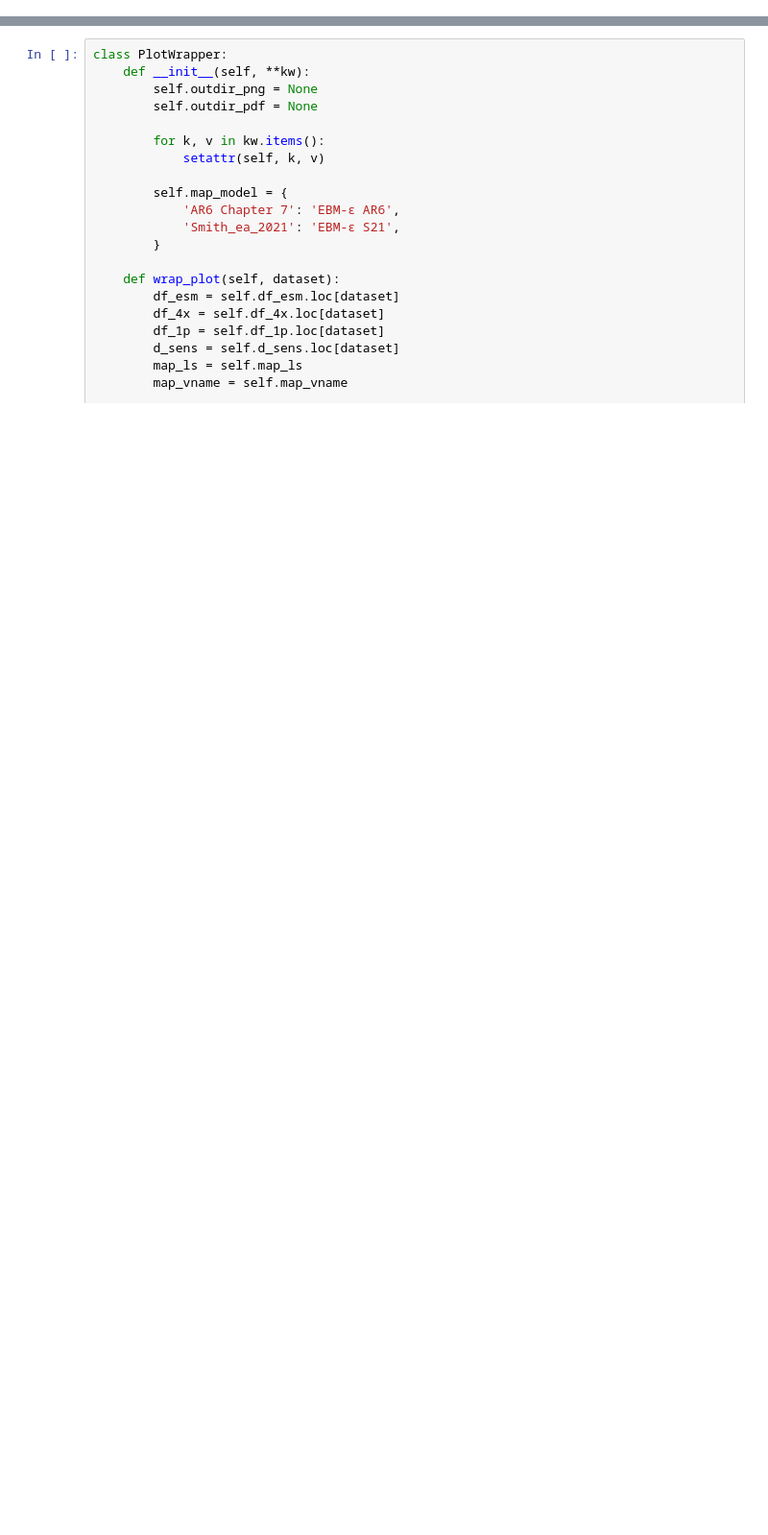
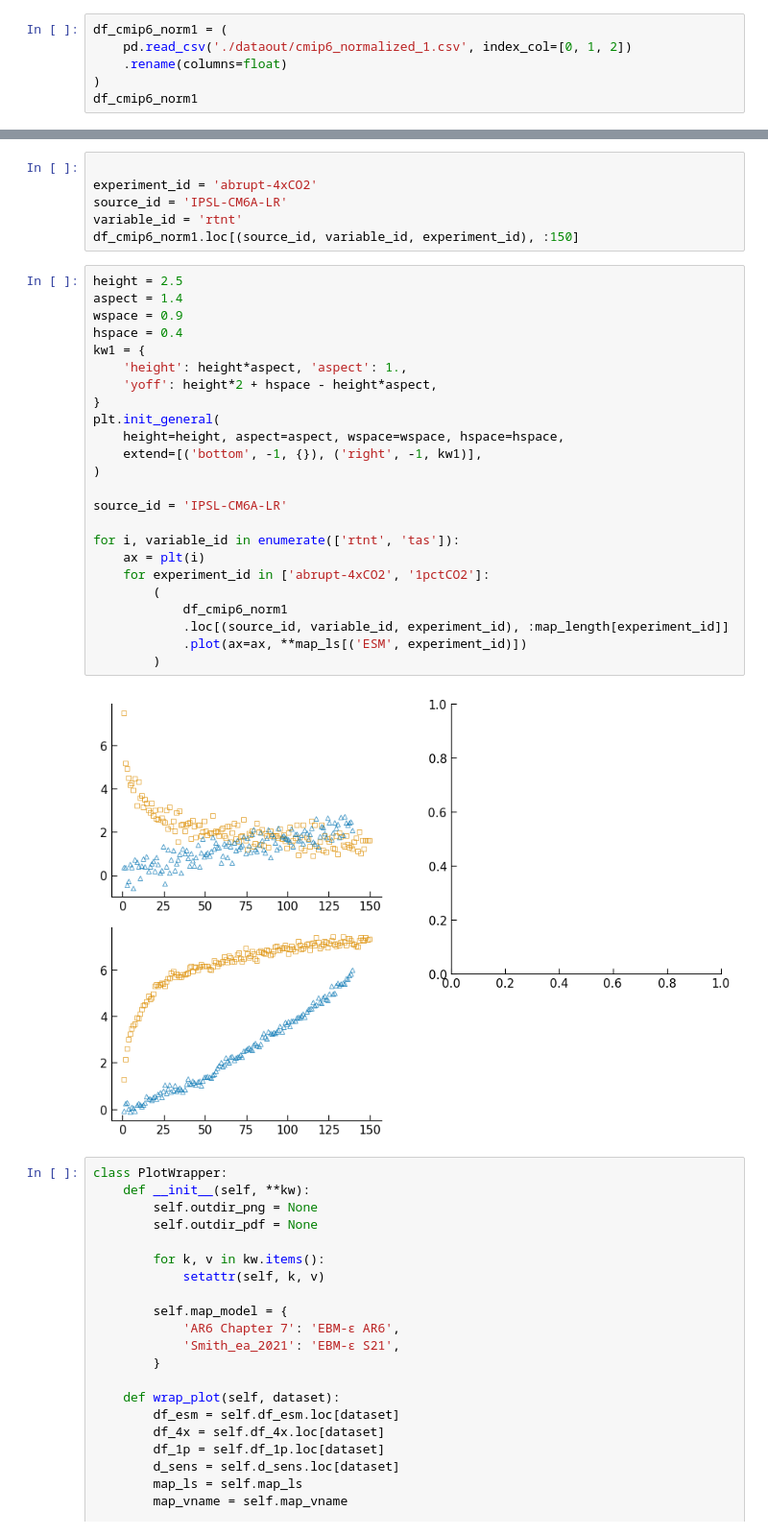
Before and after one commit to tsutsui1872/ar6-tlm, a Jupyter notebook: notebook/022_postproc.ipynb, the cells around one changed output, grey strips where cells are left out. Shown at 96% size. Drawn from its saved outputs; the diff is of its cells as text; blank space fills up the shorter version.

```diff
--- a/notebook/022_postproc.ipynb
+++ b/notebook/022_postproc.ipynb
@@ -0,0 +21,6 @@
+# %%
+df_cmip6_norm1 = (
+    pd.read_csv('./dataout/cmip6_normalized_1.csv', index_col=[0, 1, 2])
+    .rename(columns=float)
+)
+df_cmip6_norm1
@@ -1,3 +117,35 @@
+# %%
+
+experiment_id = 'abrupt-4xCO2'
+source_id = 'IPSL-CM6A-LR'
+variable_id = 'rtnt'
+df_cmip6_norm1.loc[(source_id, variable_id, experiment_id), :150]
+# %%
+height = 2.5
+aspect = 1.4
+wspace = 0.9
+hspace = 0.4
+kw1 = {
+    'height': height*aspect, 'aspect': 1.,
+    'yoff': height*2 + hspace - height*aspect,
+}
+plt.init_general(
+    height=height, aspect=aspect, wspace=wspace, hspace=hspace,
+    extend=[('bottom', -1, {}), ('right', -1, kw1)],
+)
+
+source_id = 'IPSL-CM6A-LR'
+
+for i, variable_id in enumerate(['rtnt', 'tas']):
+    ax = plt(i)
+    for experiment_id in ['abrupt-4xCO2', '1pctCO2']:
+        (
+            df_cmip6_norm1
+            .loc[(source_id, variable_id, experiment_id), :map_length[experiment_id]]
+            .plot(ax=ax, **map_ls[('ESM', experiment_id)])
+        )
+# %% [output]
+[figure, added]
 # %%
 class PlotWrapper:
     def __init__(self, **kw):
```
Also changed, not shown: parts of 15 cells of this notebook.
